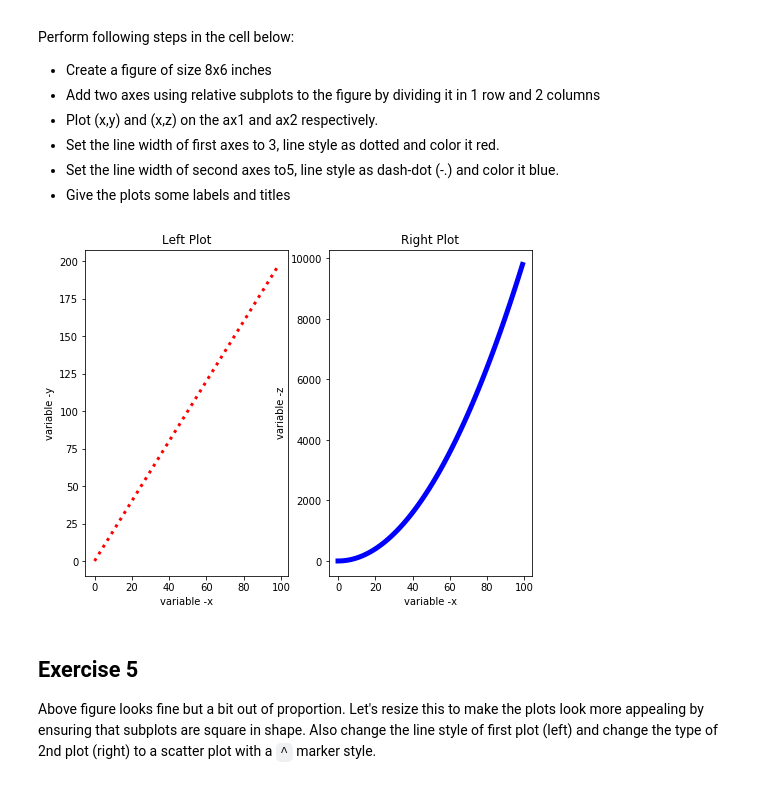
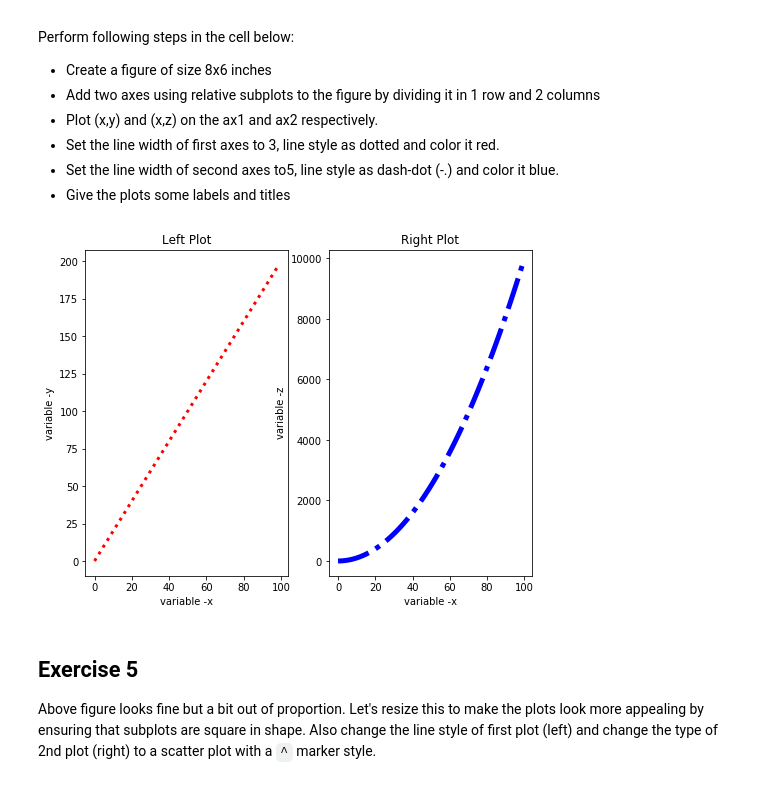
Before and after one commit to migerman1/dsc-1-03-13-customizing-visualizations-with-matplotlib-lab-online-ds-sp-000, a Jupyter notebook: index.ipynb, the cells around one changed output. Cells and saved outputs as stored; diff of their text form; code cells hidden in the pictures.

```diff
--- a/index.ipynb
+++ b/index.ipynb
@@ -153,21 +153,21 @@ Perform following steps in the cell below:
 # %%
 fig = plt.figure(figsize =(8,6))
 ax1 = fig.add_subplot(1,2,1)
 ax2 = fig.add_subplot(1,2,2)
 ax1.plot(x, y, color = 'red', lw = 3, ls = ':')
-ax2.plot(x,z, color = 'blue', lw = 5, ls = '-')
+ax2.plot(x,z, color = 'blue', lw = 5, ls = '-.')
 
 # Labelling axes and titles
 ax1.set_xlabel('variable -x')
 ax1.set_ylabel('variable -y')
 ax2.set_xlabel('variable -x')
 ax2.set_ylabel('variable -z')
 ax1.set_title('Left Plot')
 ax2.set_title('Right Plot')
 
 plt.show()
 # %% [output]
-[figure, old version]
+[figure, new version]
 # %% [markdown]
 ## Exercise 5
 
```
Also changed, not shown: parts of 1 cell of this notebook.
